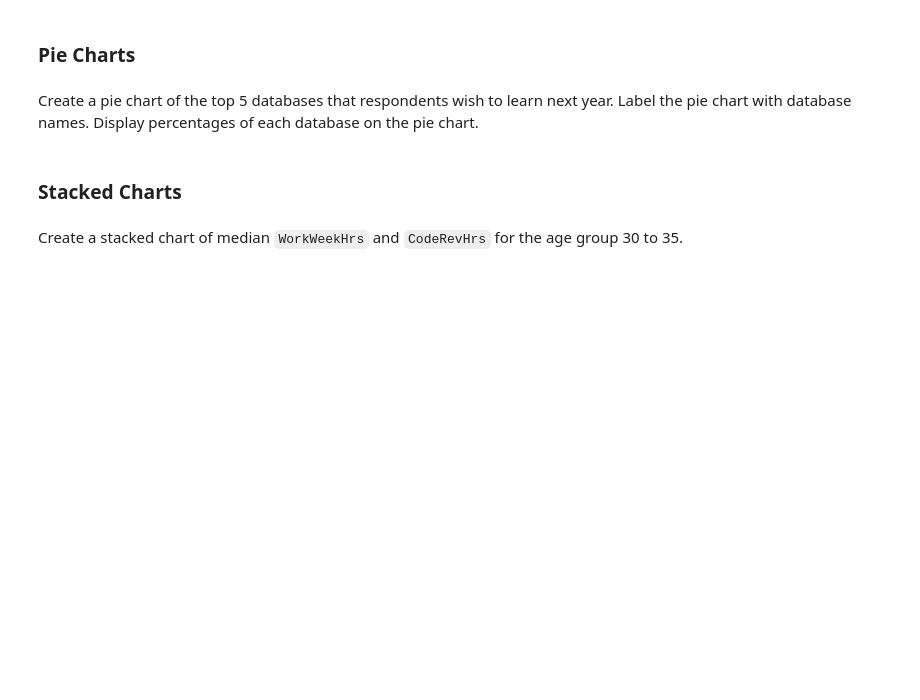
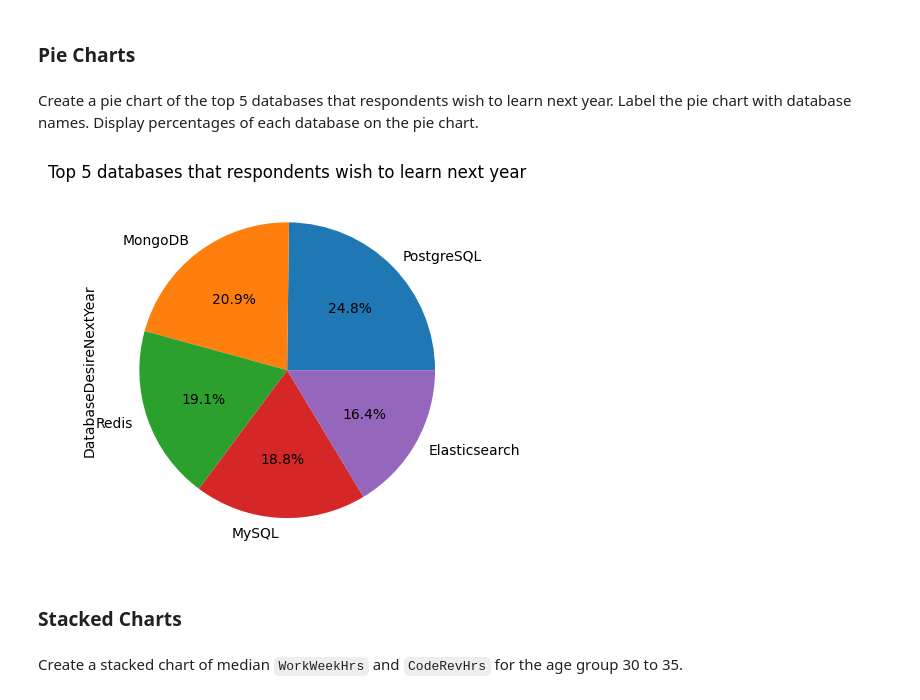
Before and after one commit to pakiehaugh80/testrepo, a Jupyter notebook: M4DataVisualization-lab.ipynb, the cells around one changed output. Drawn from its saved outputs; the diff is of its cells as text; code cells hidden in the pictures; blank space fills up the shorter version.

```diff
--- a/M4DataVisualization-lab.ipynb
+++ b/M4DataVisualization-lab.ipynb
@@ -263,3 +255,22 @@ Create a pie chart of the top 5 databases that respondents wish to learn next ye
+# %%
+# your code goes here
+Query = """
+SELECT * FROM
+DatabaseDesireNextYear
+"""
+
+df = pd.read_sql_query(Query,conn)
+
+top5_database = df['DatabaseDesireNextYear'].value_counts().head()
+
+# df_groupby = df.groupby('DatabaseDesireNextYear', axis=0).count()
+# df_groupby
+
+top5_database.plot(kind='pie', autopct='%1.1f%%')
+plt.title('Top 5 databases that respondents wish to learn next year')
+plt.show()
+# %% [output]
+[figure, added]
 # %% [markdown]
 ### Stacked Charts
 # %% [markdown]
```
Also changed, not shown: parts of 4 cells of this notebook.
